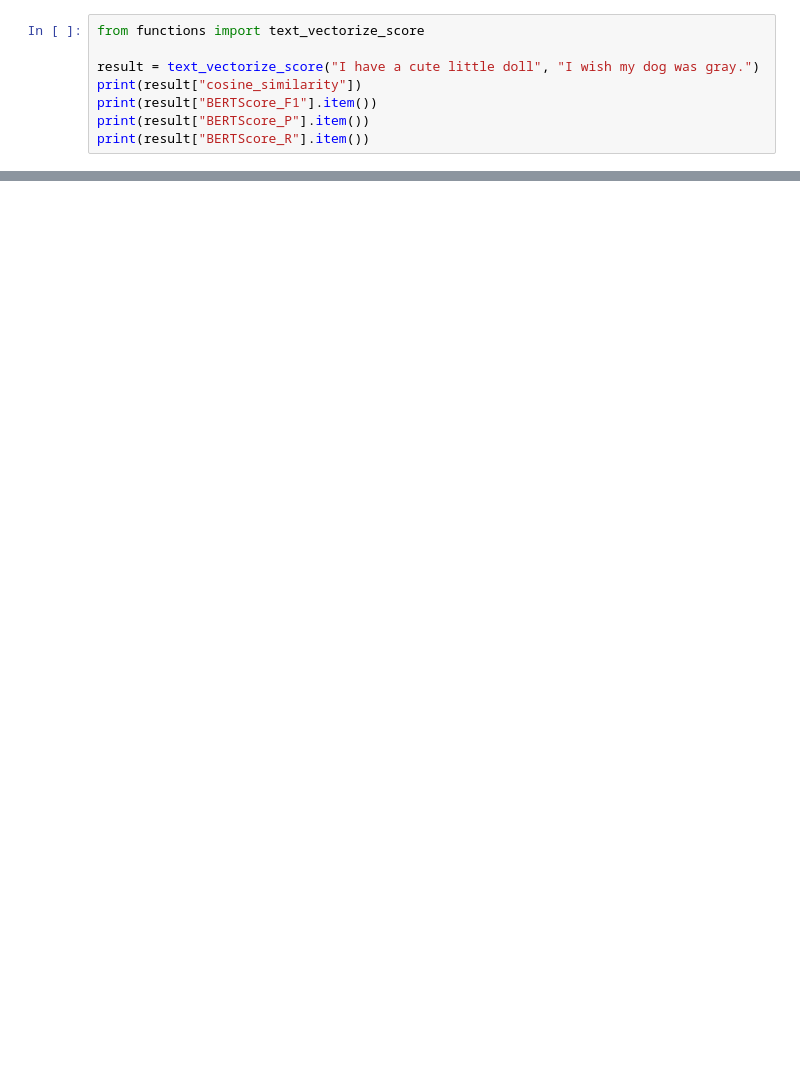
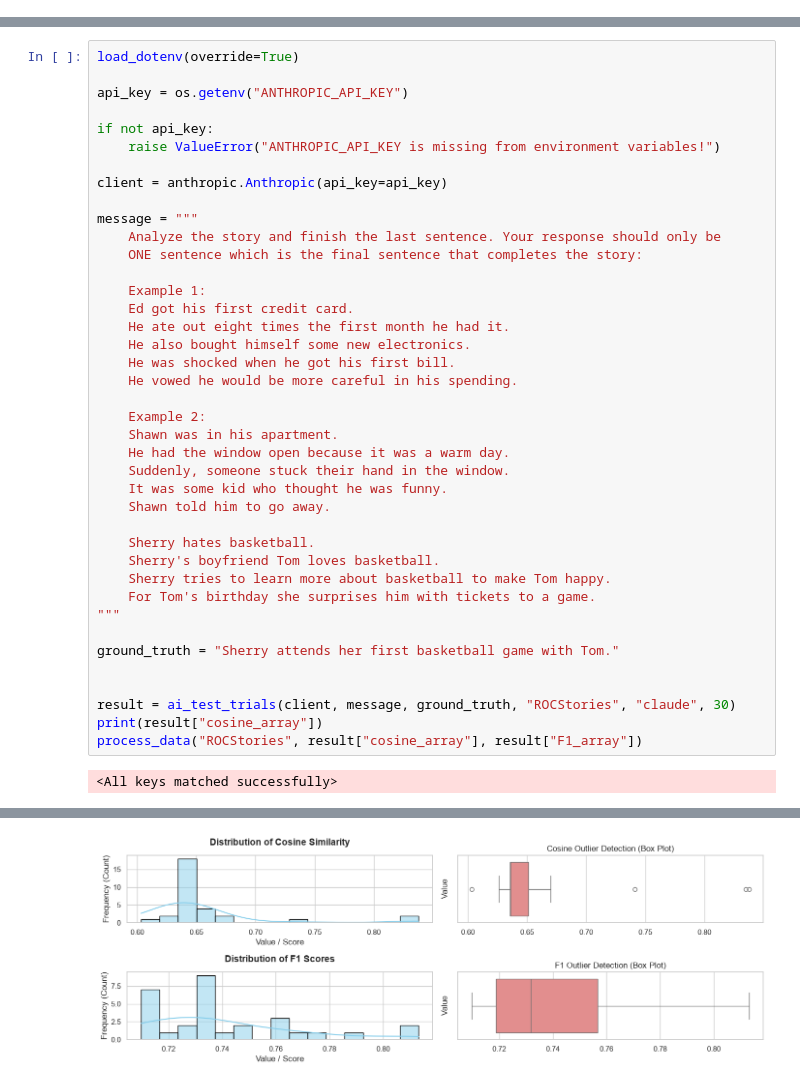
Before and after one commit to rishdass6/AgentErrorCompounding, a Jupyter notebook: code.ipynb, the cells around one changed output, grey strips where cells are left out. Cells and saved outputs as stored; diff of their text form; blank space fills up the shorter version.

```diff
--- a/code.ipynb
+++ b/code.ipynb
@@ -24,8 +0,0 @@ Sample values: [ 1.3932841   1.0728705  -3.9158149  -0.9002627   0.01798691]
-# %%
-from functions import text_vectorize_score
-
-result = text_vectorize_score("I have a cute little doll", "I wish my dog was gray.")
-print(result["cosine_similarity"])
-print(result["BERTScore_F1"].item())
-print(result["BERTScore_P"].item())
-print(result["BERTScore_R"].item())
@@ -220,0 +272,42 @@ plt.show()
+# %%
+load_dotenv(override=True)
+
+api_key = os.getenv("ANTHROPIC_API_KEY")
+
+if not api_key:
+    raise ValueError("ANTHROPIC_API_KEY is missing from environment variables!")
+
+client = anthropic.Anthropic(api_key=api_key)
+
+message = """
+    Analyze the story and finish the last sentence. Your response should only be
+    ONE sentence which is the final sentence that completes the story:
+
+    Example 1:
+    Ed got his first credit card.
+    He ate out eight times the first month he had it.
+    He also bought himself some new electronics.
+    He was shocked when he got his first bill.
+    He vowed he would be more careful in his spending.
+
+    Example 2:
+    Shawn was in his apartment.
+    He had the window open because it was a warm day.
+    Suddenly, someone stuck their hand in the window.
+    It was some kid who thought he was funny.
+    Shawn told him to go away.
+
+    Sherry hates basketball.
+    Sherry's boyfriend Tom loves basketball.
+    Sherry tries to learn more about basketball to make Tom happy.
+    For Tom's birthday she surprises him with tickets to a game.
+"""
+
+ground_truth = "Sherry attends her first basketball game with Tom."
+
+
+result = ai_test_trials(client, message, ground_truth, "ROCStories", "claude", 30)
+print(result["cosine_array"])
+process_data("ROCStories", result["cosine_array"], result["F1_array"])
+# %% [output]
+<All keys matched successfully>
@@ -220,0 +331 @@ plt.show()
+[figure, added]
```
Also changed, not shown: parts of 12 cells of this notebook, 2 other files.
